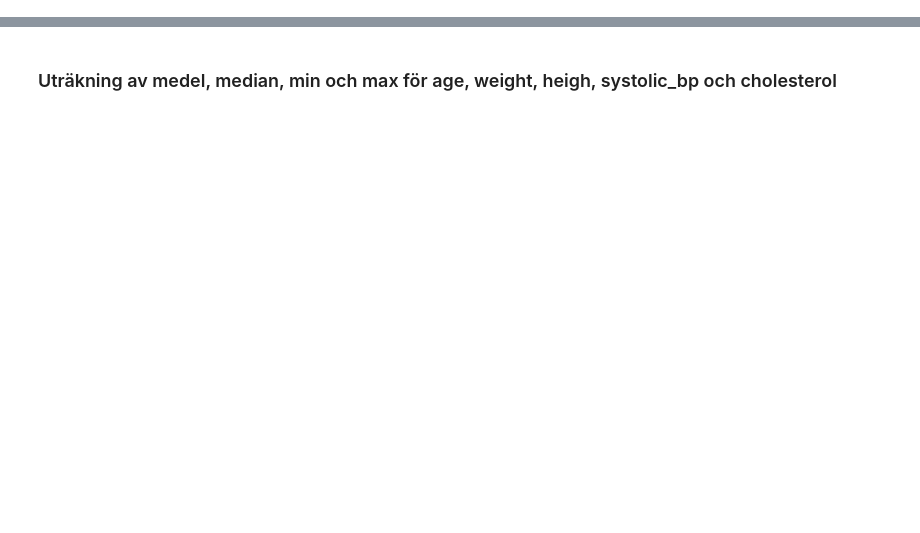
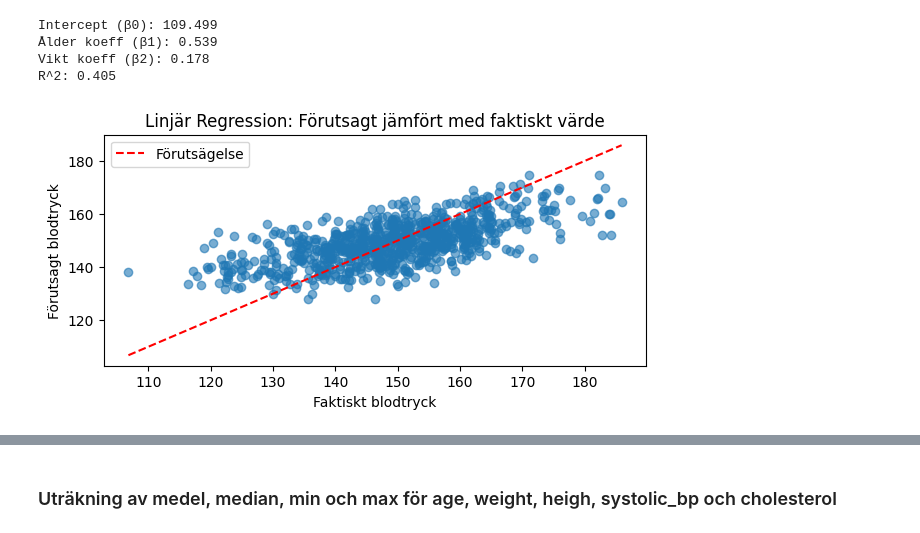
Before and after one commit to KevinCJohansson/Individuell-uppgift-Halsostudie, a Jupyter notebook: notebook.ipynb, the cells around one changed output, grey strips where cells are left out. Saved outputs shown, nothing was run; the diff lists cells and outputs as text; code cells hidden in the pictures; blank space fills up the shorter version.

Commit message:
Added linear regression and updated requirements.txt

```diff
--- a/notebook.ipynb
+++ b/notebook.ipynb
@@ -20,0 +30,30 @@ och används sedan i notebooken för själva analysen.
+# %%
+data = df[["age", "weight", "systolic_bp"]].dropna()
+
+X = data[["age", "weight"]].to_numpy()
+y = data["systolic_bp"].to_numpy()
+
+model = LinearRegression()
+model.fit(X, y)
+
+y_pred = model.predict(X)
+
+print(f"Intercept (β0): {model.intercept_:.3f}")
+print(f"Ålder koeff (β1): {model.coef_[0]:.3f}")
+print(f"Vikt koeff (β2): {model.coef_[1]:.3f}")
+print(f"R^2: {model.score(X, y):.3f}")
+
+plt.figure(figsize=(7,3))
+plt.scatter(y, y_pred, alpha=0.6)
+plt.plot([y.min(), y.max()], [y.min(), y.max()], linestyle="--", color="red", label="Förutsägelse")
+plt.xlabel("Faktiskt blodtryck")
+plt.ylabel("Förutsagt blodtryck")
+plt.title("Linjär Regression: Förutsagt jämfört med faktiskt värde")
+plt.legend()
+plt.show()
+# %% [output]
+Intercept (β0): 109.499
+Ålder koeff (β1): 0.539
+Vikt koeff (β2): 0.178
+R^2: 0.405
+[figure, added]
```
Also changed, not shown: parts of 16 cells of this notebook, 1 other file.
